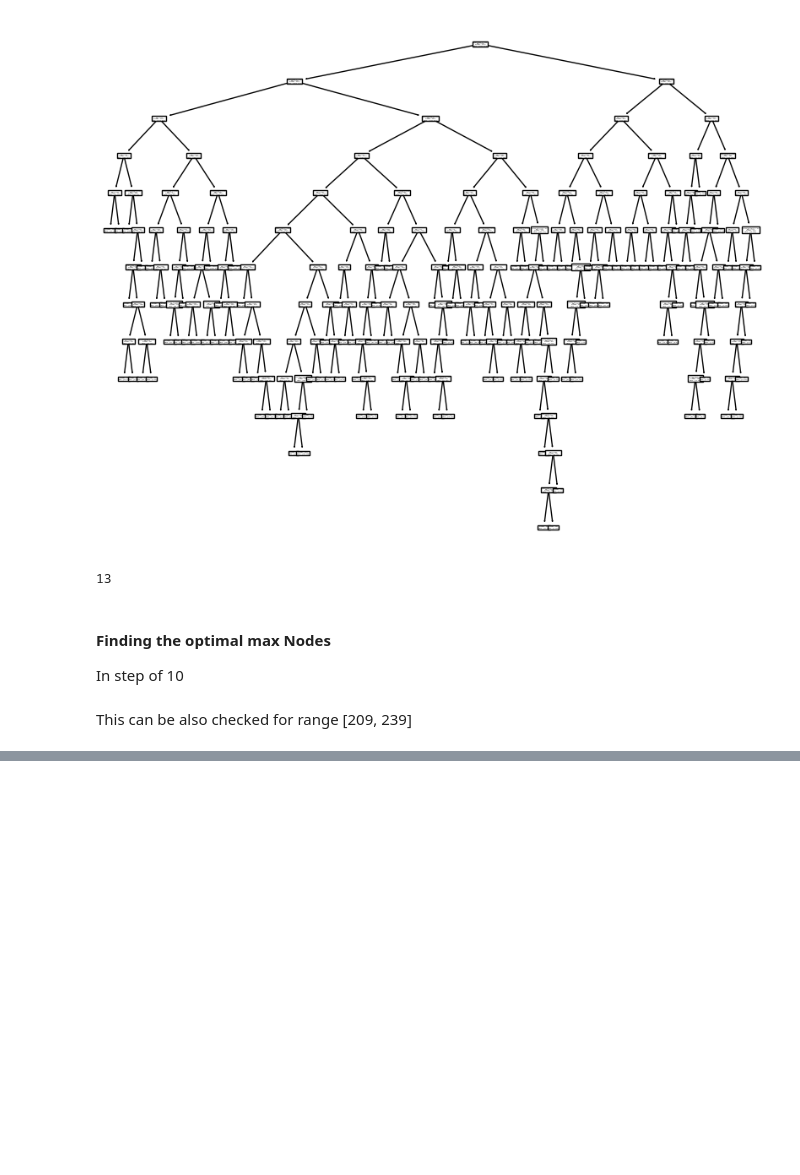
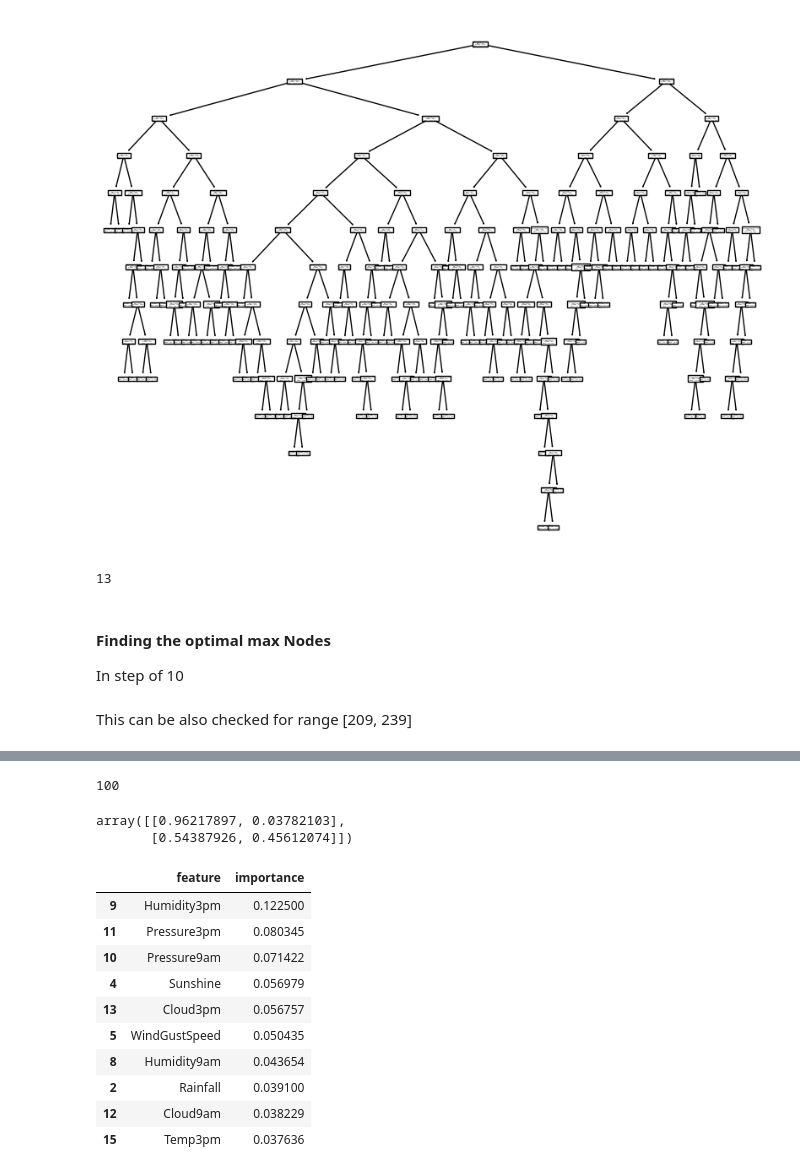
Before and after one commit to mr-ayush-agrawal/MachineLearningBasics, a Jupyter notebook: freeCodeCamp/TreeAndForest/Eda.ipynb, the cells around one changed output, grey strips where cells are left out. Saved outputs shown, nothing was run; the diff lists cells and outputs as text; code cells hidden in the pictures; blank space fills up the shorter version.

Commit message:
Model - Random Forest

```diff
--- a/freeCodeCamp/TreeAndForest/Eda.ipynb
+++ b/freeCodeCamp/TreeAndForest/Eda.ipynb
@@ -691,0 +696,5 @@ This can be also checked for range [209, 239]
+# %%
+model = RandomForestClassifier(n_jobs=-1)
+# %%
+%%time
+model.fit(x_train, y_train)
@@ -691,0 +735,28 @@ This can be also checked for range [209, 239]
+# %%
+len(model.estimators_)
+# %% [output]
+100
+# %%
+confusion_matrix(y_val,model.predict(x_val), normalize='true')
+# %% [output]
+array([[0.96217897, 0.03782103],
+       [0.54387926, 0.45612074]])
+# %%
+importance_df = pd.DataFrame({
+    'feature': x_train.columns.tolist(),
+    'importance' : model.feature_importances_
+})
+importance_df.sort_values('importance', ascending=False, inplace=True)
+importance_df.head(10)
+# %% [output]
+|  | feature | importance |
+| 9 | Humidity3pm | 0.122500 |
+| 11 | Pressure3pm | 0.080345 |
+| 10 | Pressure9am | 0.071422 |
+| 4 | Sunshine | 0.056979 |
+| 13 | Cloud3pm | 0.056757 |
+| 5 | WindGustSpeed | 0.050435 |
+| 8 | Humidity9am | 0.043654 |
+| 2 | Rainfall | 0.039100 |
+| 12 | Cloud9am | 0.038229 |
+| 15 | Temp3pm | 0.037636 |
```
Also changed, not shown: parts of 8 cells of this notebook.
